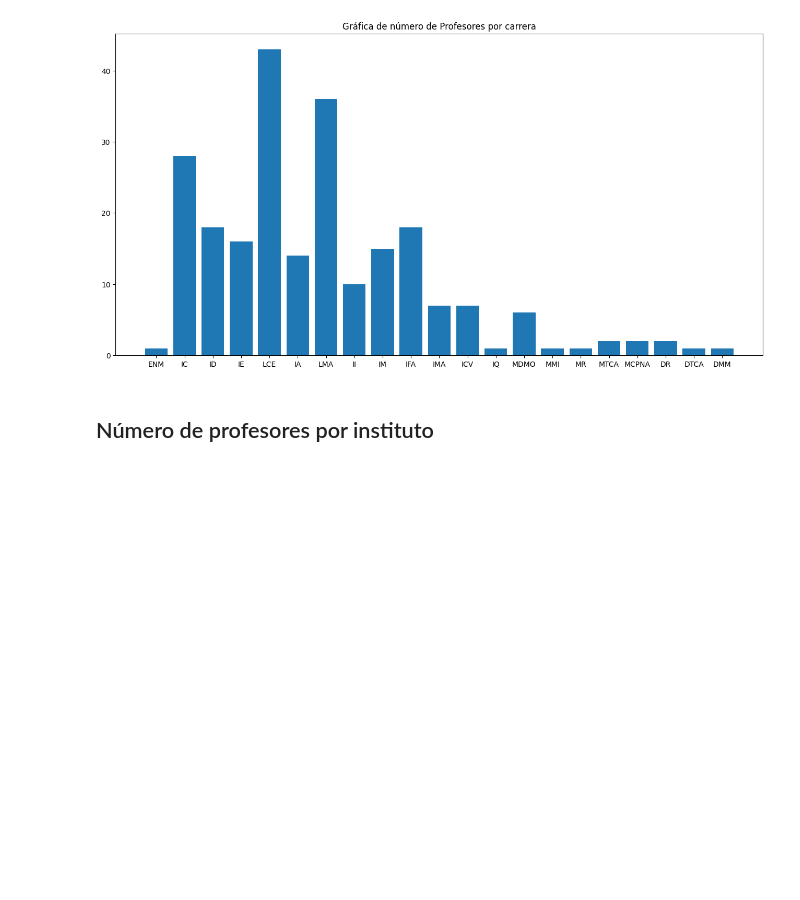
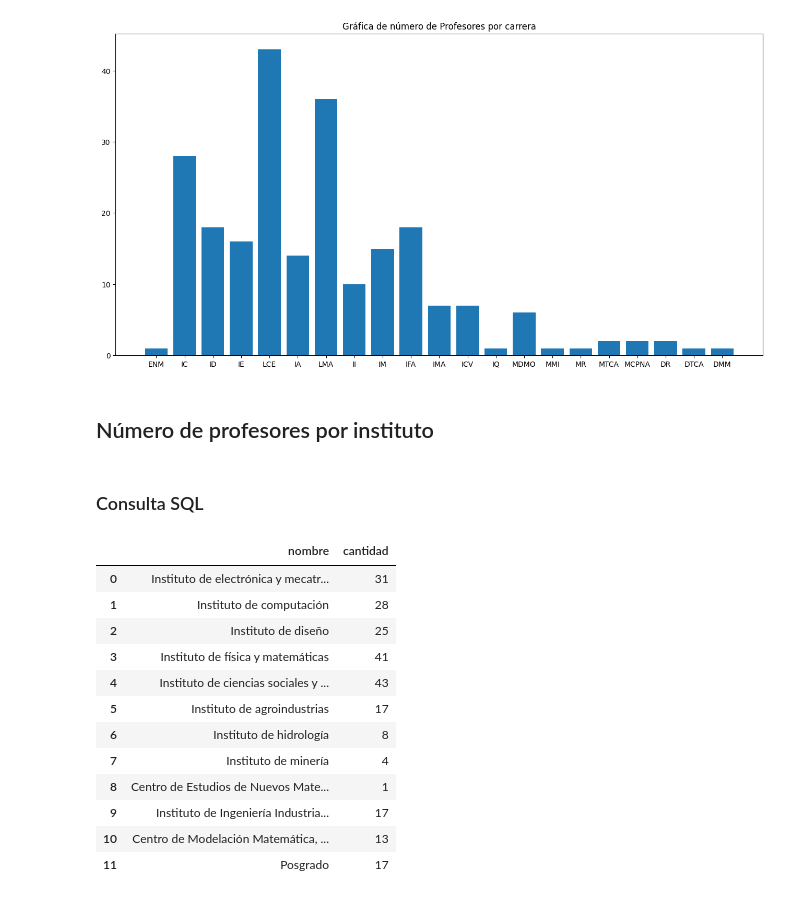
Before and after one commit to cosijoeza/semestre-1, a Jupyter notebook: databases/classes/csv-dataframe.ipynb, the cells around one changed output. Cells and saved outputs as stored; diff of their text form; code cells hidden in the pictures; blank space fills up the shorter version.

```diff
--- a/databases/classes/csv-dataframe.ipynb
+++ b/databases/classes/csv-dataframe.ipynb
@@ -158,3 +139,24 @@ Text(0.5, 1.0, 'Gráfica de número de Profesores por carrera')
 [figure]
 # %% [markdown]
 ## Número de profesores por instituto
+# %% [markdown]
+### Consulta SQL
+# %%
+sql = "SELECT I.nombre, COUNt(I.codigo) as cantidad FROM profesores P INNER JOIN institutos I ON P.instituto=I.codigo GROUP BY (I.codigo)"
+consulta = pd.read_sql(sql,mydb)
+# %%
+consulta
+# %% [output]
+|  | nombre | cantidad |
+| 0 | Instituto de electrónica y mecatr... | 31 |
+| 1 | Instituto de computación | 28 |
+| 2 | Instituto de diseño | 25 |
+| 3 | Instituto de física y matemáticas | 41 |
+| 4 | Instituto de ciencias sociales y ... | 43 |
+| 5 | Instituto de agroindustrias | 17 |
+| 6 | Instituto de hidrología | 8 |
+| 7 | Instituto de minería | 4 |
+| 8 | Centro de Estudios de Nuevos Mate... | 1 |
+| 9 | Instituto de Ingeniería Industria... | 17 |
+| 10 | Centro de Modelación Matemática, ... | 13 |
+| 11 | Posgrado | 17 |
```
Also changed, not shown: parts of 19 cells of this notebook, 8 other files.
